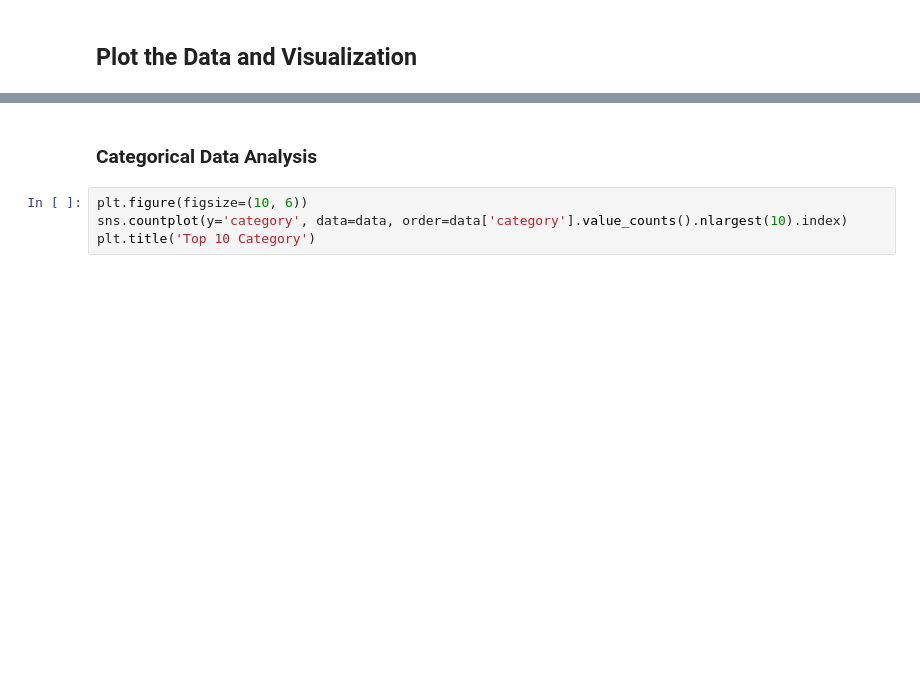
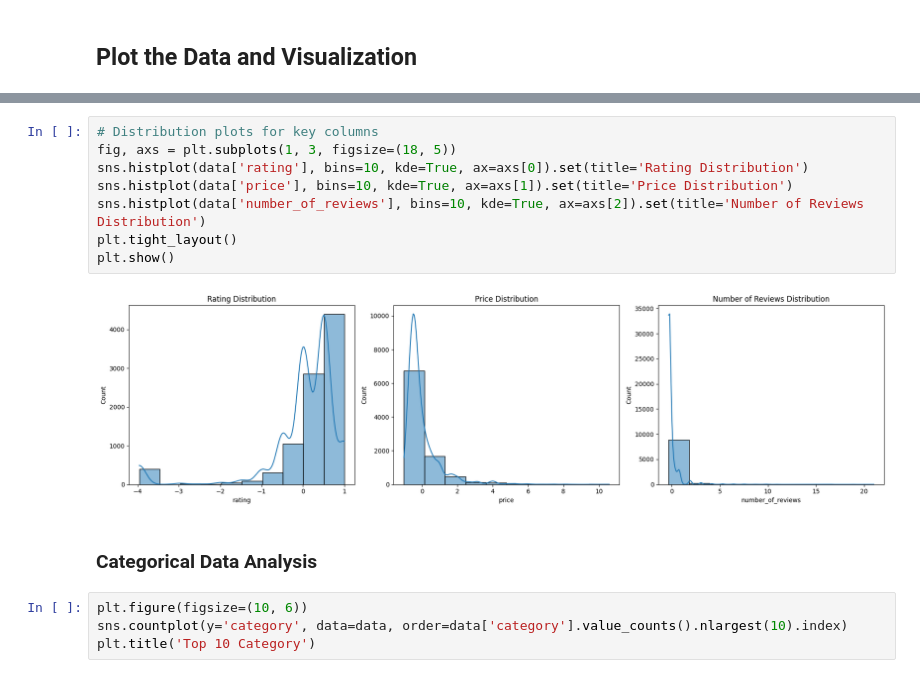
Before and after one commit to LeoH10462/Sephora, a Jupyter notebook: CSE151A_Milestone2.ipynb, the cells around one changed output, grey strips where cells are left out. Drawn from its saved outputs; the diff is of its cells as text; blank space fills up the shorter version.

```diff
--- a/CSE151A_Milestone2.ipynb
+++ b/CSE151A_Milestone2.ipynb
@@ -146,6 +191,16 @@ plt.title('Correlation Heatmap of Numeric Variables')
 plt.show()
 # %% [output]
 [figure]
+# %%
+# Distribution plots for key columns
+fig, axs = plt.subplots(1, 3, figsize=(18, 5))
+sns.histplot(data['rating'], bins=10, kde=True, ax=axs[0]).set(title='Rating Distribution')
+sns.histplot(data['price'], bins=10, kde=True, ax=axs[1]).set(title='Price Distribution')
+sns.histplot(data['number_of_reviews'], bins=10, kde=True, ax=axs[2]).set(title='Number of Reviews Distribution')
+plt.tight_layout()
+plt.show()
+# %% [output]
+[figure, added]
 # %% [markdown]
 ### Categorical Data Analysis
 # %%
```
Also changed, not shown: parts of 9 cells of this notebook.
